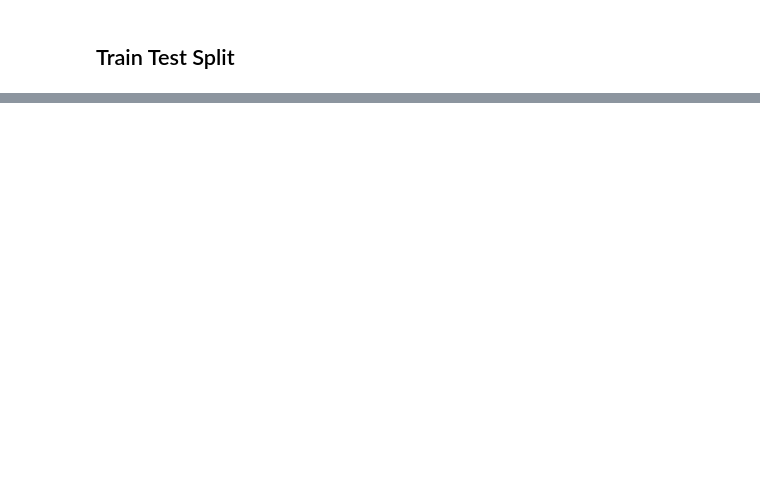
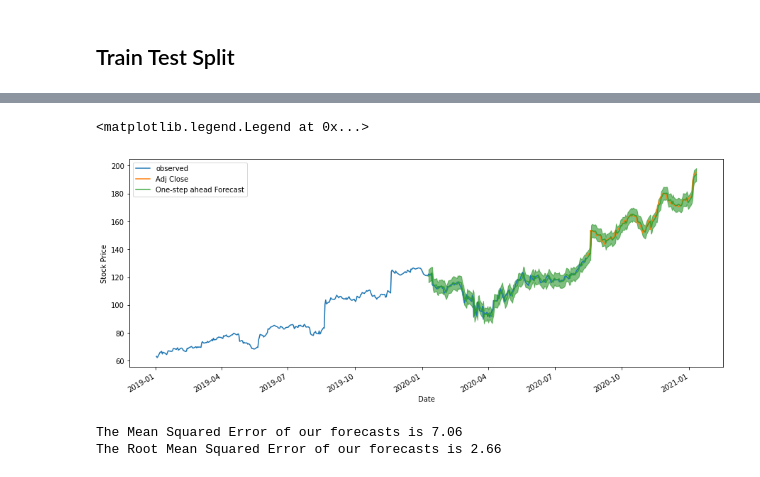
Before and after one commit to davidrtorres/Model-5-Stock-Price-Forecasting, a Jupyter notebook: Stocks_Capstone_2-9-21.ipynb, the cells around one changed output, grey strips where cells are left out. Saved outputs shown, nothing was run; the diff lists cells and outputs as text; code cells hidden in the pictures; blank space fills up the shorter version.

```diff
--- a/Stocks_Capstone_2-9-21.ipynb
+++ b/Stocks_Capstone_2-9-21.ipynb
@@ -1125,55 +1429,61 @@ from matplotlib.pylab import rcParams
 # %%
 """
 
 ax = CO2['1990':].plot(label='observed')
 
 # Plot predicted values
 pred.predicted_mean.plot(ax=ax, label='One-step ahead Forecast', alpha=0.9)
 
 # Plot the range for confidence intervals
 ax.fill_between(pred_conf.index,
                 pred_conf.iloc[:, 0],
                 pred_conf.iloc[:, 1], color='g', alpha=0.5)
 
 # Set axes labels
 ax.set_xlabel('Date')
 ax.set_ylabel('CO2 Levels')
 plt.legend()
 
 plt.show()
 
 
 """
 
 
-# rcParams['figure.figsize'] = 15, 6
-# #plt.figure(figsize=(12,5))
-# # Plot observed values
-# ax = train['Adj Close']['2019':].plot(label='observed')#
-# test['Adj Close']['2019':].plot()#label='Test'
-# # Plot predicted values
-# pred.predicted_mean.plot(ax=ax, label='One-step ahead Forecast', alpha=0.9)
+rcParams['figure.figsize'] = 15, 6
+#plt.figure(figsize=(12,5))
+# Plot observed values
+ax = train['Adj Close']['2019':].plot(label='observed')#
+test['Adj Close']['2019':].plot()#label='Test'
+# Plot predicted values
+pred.predicted_mean.plot(ax=ax, label='One-step ahead Forecast', alpha=0.9)
 
-# # Plot the range for confidence intervals
-# ax.fill_between(pred_conf.index,
-#                 pred_conf.iloc[:, 0],
-#                 pred_conf.iloc[:, 1], color='g', alpha=0.5)
+# Plot the range for confidence intervals
+ax.fill_between(pred_conf.index,
+                pred_conf.iloc[:, 0],
+                pred_conf.iloc[:, 1], color='g', alpha=0.5)
 
-# # Set axes labels
-# ax.set_xlabel('Date')
-# ax.set_ylabel('Sale Price')
-# plt.legend()
+# Set axes labels
+ax.set_xlabel('Date')
+ax.set_ylabel('Stock Price')
+plt.legend()
+# %% [output]
+<matplotlib.legend.Legend at 0x...>
+[figure, added]
 # %%
-# # Get the real and predicted values
-# forecasted_11238 = pred.predicted_mean
-# truth_1128 =test['Adj Close']['1996':]
+# Get the real and predicted values
+forecasted_11238 = pred.predicted_mean
+truth_1128 =test['Adj Close']['1996':]
 
-# # Compute the root mean square error
-# mse = ((forecasted_11238 - truth_1128) ** 2).mean()
-# print('The Mean Squared Error of our forecasts is {}'.format(round(mse, 2)))
-# #np.sqrt(np.mean((predictions-targets)**2))
-# rmse = np.sqrt(np.mean((forecasted_11238 - truth_1128) ** 2))
-# print('The Root Mean Squared Error of our forecasts is {}'.format(round(rmse, 2)))
+# Compute the root mean square error
+mse = ((forecasted_11238 - truth_1128) ** 2).mean()
+print('The Mean Squared Error of our forecasts is {}'.format(round(mse, 2)))
+#np.sqrt(np.mean((predictions-targets)**2))
+rmse = np.sqrt(np.mean((forecasted_11238 - truth_1128) ** 2))
+print('The Root Mean Squared Error of our forecasts is {}'.format(round(rmse, 2)))
+# %% [output]
+The Mean Squared Error of our forecasts is 7.06
+The Root Mean Squared Error of our forecasts is 2.66
 # %%
 current_zip = 'Adj Close'
 zip_params = output_df[output_df['zipcode']==current_zip]
```
Also changed, not shown: parts of 42 cells of this notebook, 6 other files.
